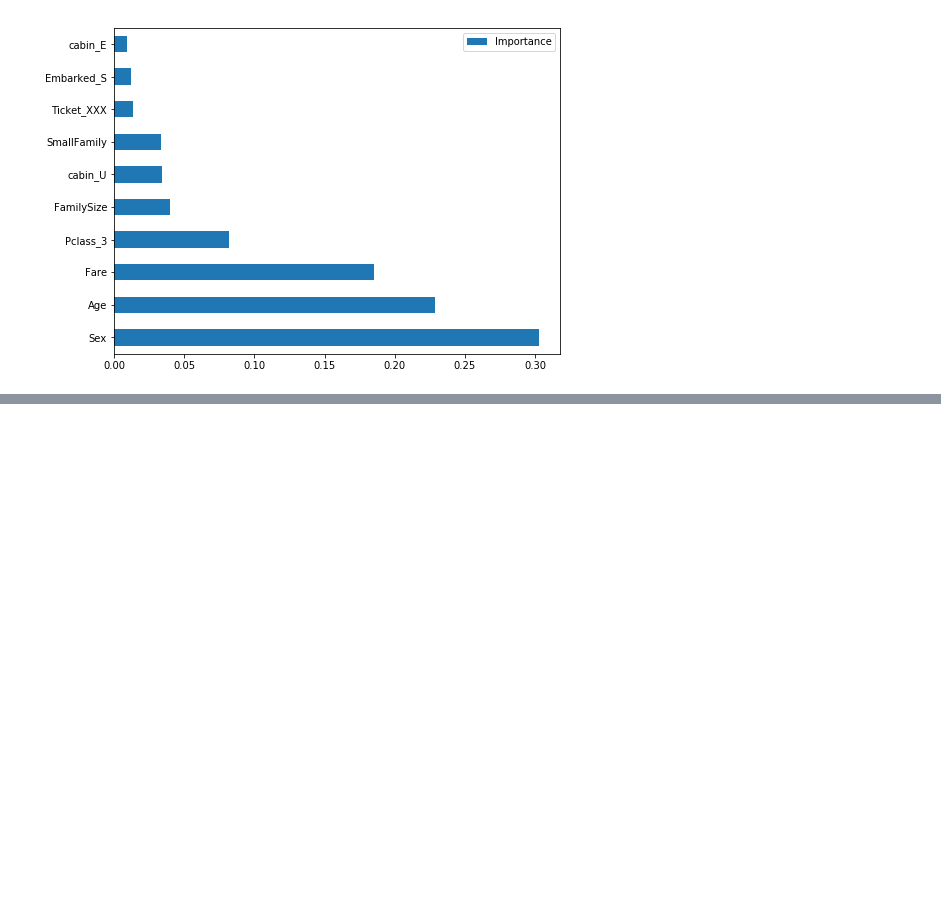
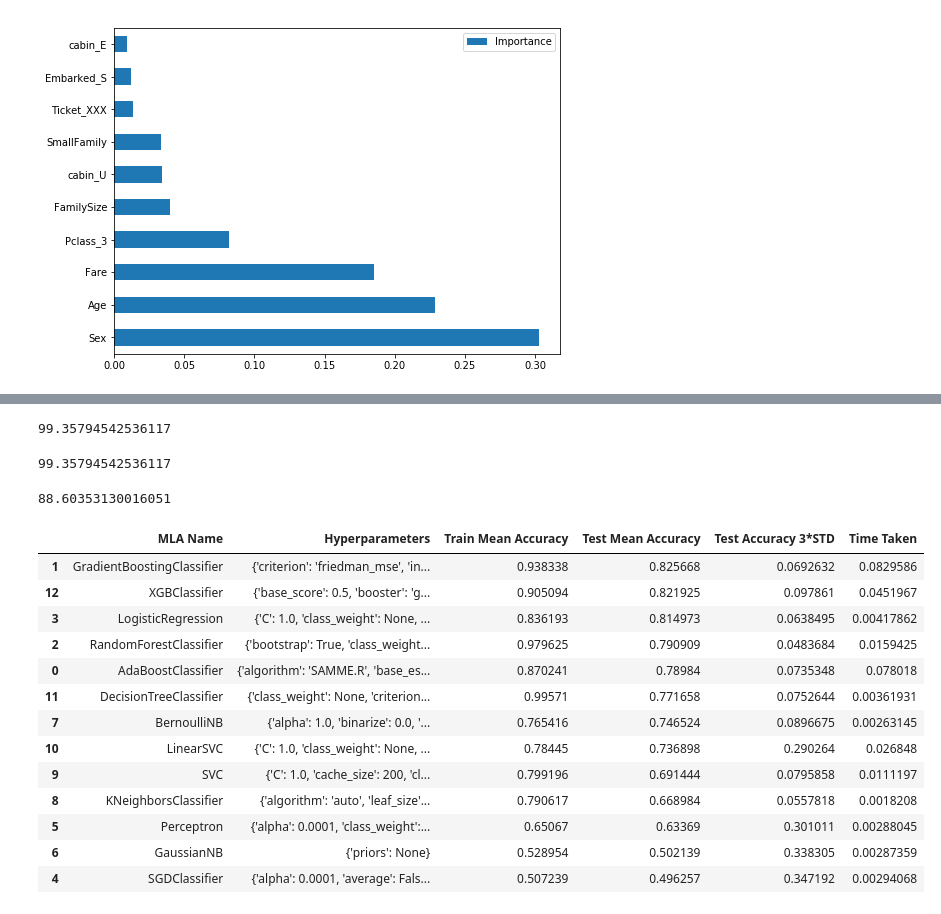
Before and after one commit to amansingh9097/competitions-and-challenges, a Jupyter notebook: Titanic/titanic.ipynb, the cells around one changed output, grey strips where cells are left out. Saved outputs shown, nothing was run; the diff lists cells and outputs as text; code cells hidden in the pictures; blank space fills up the shorter version.

```diff
--- a/Titanic/titanic.ipynb
+++ b/Titanic/titanic.ipynb
@@ -383,0 +462,27 @@ imp[ : 10 ].plot(kind = 'barh', figsize=(8, 6))
+# %%
+# Decision Tree
+
+dt = DecisionTreeClassifier()
+dt.fit(X_train, y_train)
+dt_acc = dt.score(X_train, y_train) * 100
+dt_acc
+# %% [output]
+99.35794542536117
+# %%
+# Random Forest
+
+rf = RandomForestClassifier(n_estimators=100)
+rf.fit(X_train, y_train)
+rf_acc = rf.score(X_train, y_train) * 100
+rf_acc
+# %% [output]
+99.35794542536117
+# %%
+# XGBoost
+
+xgb = XGBClassifier(n_estimators=100)
+xgb.fit(X_train, y_train)
+xgb_acc = xgb.score(X_train, y_train) * 100
+xgb_acc
+# %% [output]
+88.60353130016051
@@ -383,0 +525,45 @@ imp[ : 10 ].plot(kind = 'barh', figsize=(8, 6))
+# %%
+cv_split = ShuffleSplit(n_splits = 10, test_size = .3, train_size = .6, random_state = 29 )
+
+row_index = 0
+for alg in MLA:
+
+    #set name and parameters
+    MLA_name = alg.__class__.__name__
+    MLA_compare.loc[row_index, 'MLA Name'] = MLA_name
+    MLA_compare.loc[row_index, 'Hyperparameters'] = str(alg.get_params())
+
+    #score model with cross validation
+    cv_results = cross_validate(alg, X_train, y_train, cv  = cv_split)
+
+    MLA_compare.loc[row_index, 'Time Taken'] = cv_results['fit_time'].mean()
+    MLA_compare.loc[row_index, 'Train Mean Accuracy'] = cv_results['train_score'].mean()
+    MLA_compare.loc[row_index, 'Test Mean Accuracy'] = cv_results['test_score'].mean()
+    #if this is a non-bias random sample, then +/-3 standard deviations (std) from the mean,
+    #should statistically capture 99.7% of the subsets. let's see the worst that can happen!
+    MLA_compare.loc[row_index, 'Test Accuracy 3*STD'] = cv_results['test_score'].std()*3
+
+
+    #save MLA predictions - see section 6 for usage
+    alg.fit(X_train, y_train)
+    MLA_predict[MLA_name] = alg.predict(X_train)
+
+    row_index+=1
+
+MLA_compare.sort_values(by = ['Test Mean Accuracy'], ascending = False, inplace = True)
+MLA_compare
+# %% [output]
+|  | MLA Name | Hyperparameters | Train Mean Accuracy | Test Mean Accuracy | Test Accuracy 3*STD | Time Taken |
+| 1 | GradientBoostingClassifier | {'criterion': 'friedman_mse', 'in... | 0.938338 | 0.825668 | 0.0692632 | 0.0829586 |
+| 12 | XGBClassifier | {'base_score': 0.5, 'booster': 'g... | 0.905094 | 0.821925 | 0.097861 | 0.0451967 |
+| 3 | LogisticRegression | {'C': 1.0, 'class_weight': None, ... | 0.836193 | 0.814973 | 0.0638495 | 0.00417862 |
+| 2 | RandomForestClassifier | {'bootstrap': True, 'class_weight... | 0.979625 | 0.790909 | 0.0483684 | 0.0159425 |
+| 0 | AdaBoostClassifier | {'algorithm': 'SAMME.R', 'base_es... | 0.870241 | 0.78984 | 0.0735348 | 0.078018 |
+| 11 | DecisionTreeClassifier | {'class_weight': None, 'criterion... | 0.99571 | 0.771658 | 0.0752644 | 0.00361931 |
+| 7 | BernoulliNB | {'alpha': 1.0, 'binarize': 0.0, '... | 0.765416 | 0.746524 | 0.0896675 | 0.00263145 |
+| 10 | LinearSVC | {'C': 1.0, 'class_weight': None, ... | 0.78445 | 0.736898 | 0.290264 | 0.026848 |
+| 9 | SVC | {'C': 1.0, 'cache_size': 200, 'cl... | 0.799196 | 0.691444 | 0.0795858 | 0.0111197 |
+| 8 | KNeighborsClassifier | {'algorithm': 'auto', 'leaf_size'... | 0.790617 | 0.668984 | 0.0557818 | 0.0018208 |
+| 5 | Perceptron | {'alpha': 0.0001, 'class_weight':... | 0.65067 | 0.63369 | 0.301011 | 0.00288045 |
+| 6 | GaussianNB | {'priors': None} | 0.528954 | 0.502139 | 0.338305 | 0.00287359 |
+| 4 | SGDClassifier | {'alpha': 0.0001, 'average': Fals... | 0.507239 | 0.496257 | 0.347192 | 0.00294068 |
```
Also changed, not shown: parts of 13 cells of this notebook.
